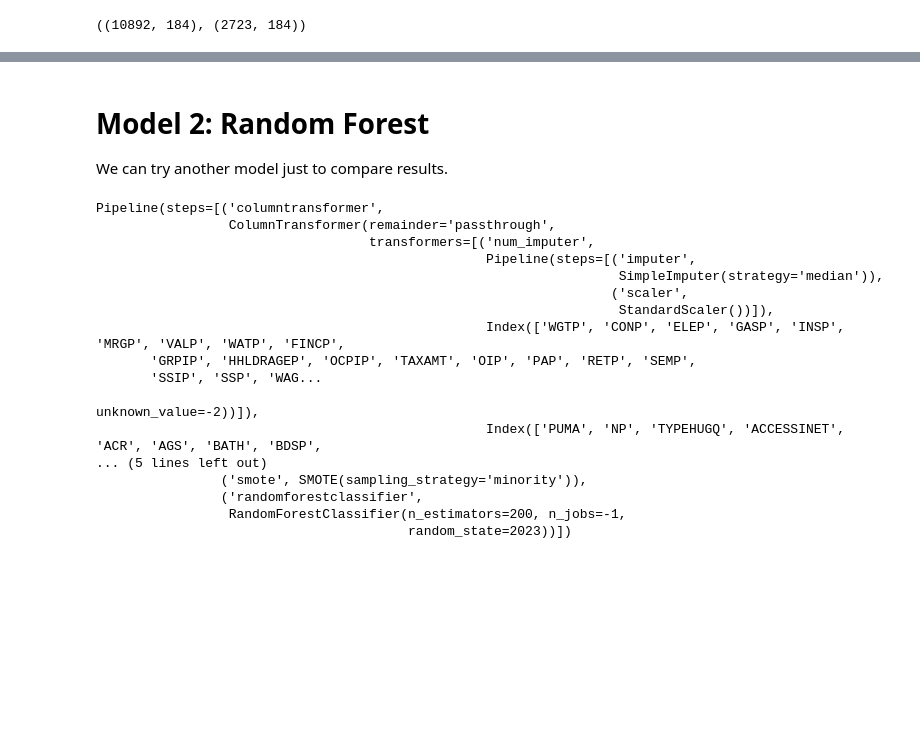
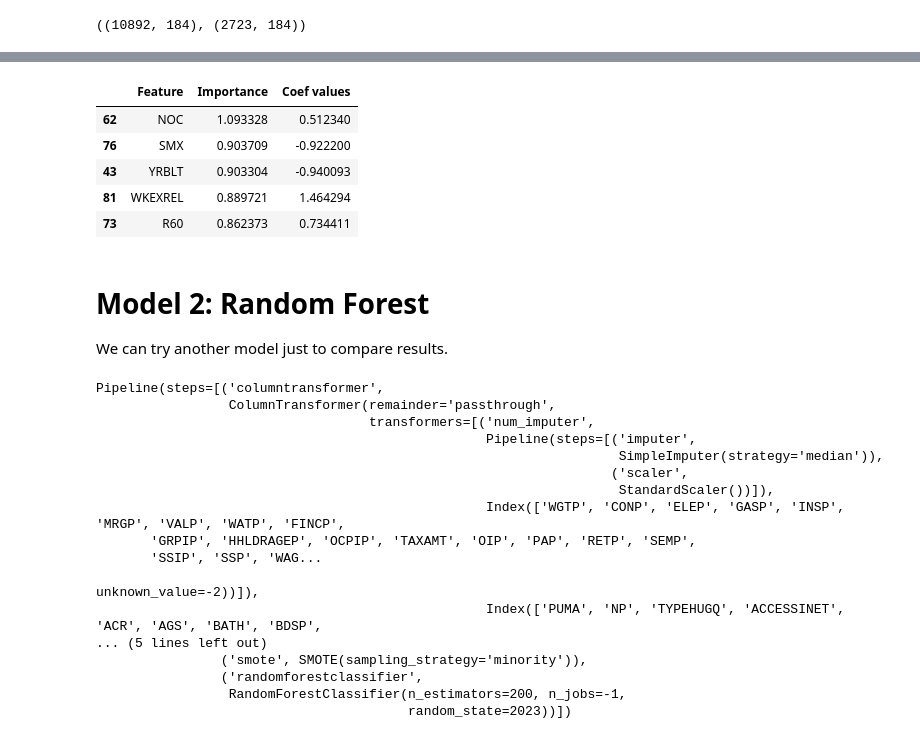
Before and after one commit to qSergio/techy_food, a Jupyter notebook: Food_census.ipynb, the cells around one changed output, grey strips where cells are left out. Cells and saved outputs as stored; diff of their text form; code cells hidden in the pictures; blank space fills up the shorter version.

```diff
--- a/Food_census.ipynb
+++ b/Food_census.ipynb
@@ -981,0 +1021,2 @@ validation["likelihood"].hist(bins=40)
+# %%
+puma_700_preprocessed = pipeline_col.transform(puma_700[X_train.columns])
@@ -982,3 +1027,19 @@ validation["likelihood"].hist(bins=40)
+# %%
+feature_importance_700 = pd.DataFrame({'Feature': X_train.columns[:182],
+                                   'Importance': np.abs(coefficients * puma_700_preprocessed.std(axis=0)),
+                                   'Coef values': coefficients})
+# %%
+feature_importance_700 = feature_importance_700.sort_values('Importance',
+                                                            ascending=False)
+# %%
+feature_importance_700.head()
+# %% [output]
+|  | Feature | Importance | Coef values |
+| 62 | NOC | 1.093328 | 0.512340 |
+| 76 | SMX | 0.903709 | -0.922200 |
+| 43 | YRBLT | 0.903304 | -0.940093 |
+| 81 | WKEXREL | 0.889721 | 1.464294 |
+| 73 | R60 | 0.862373 | 0.734411 |
 # %% [markdown]
 # Model 2: Random Forest
 
```
Also changed, not shown: parts of 27 cells of this notebook.
